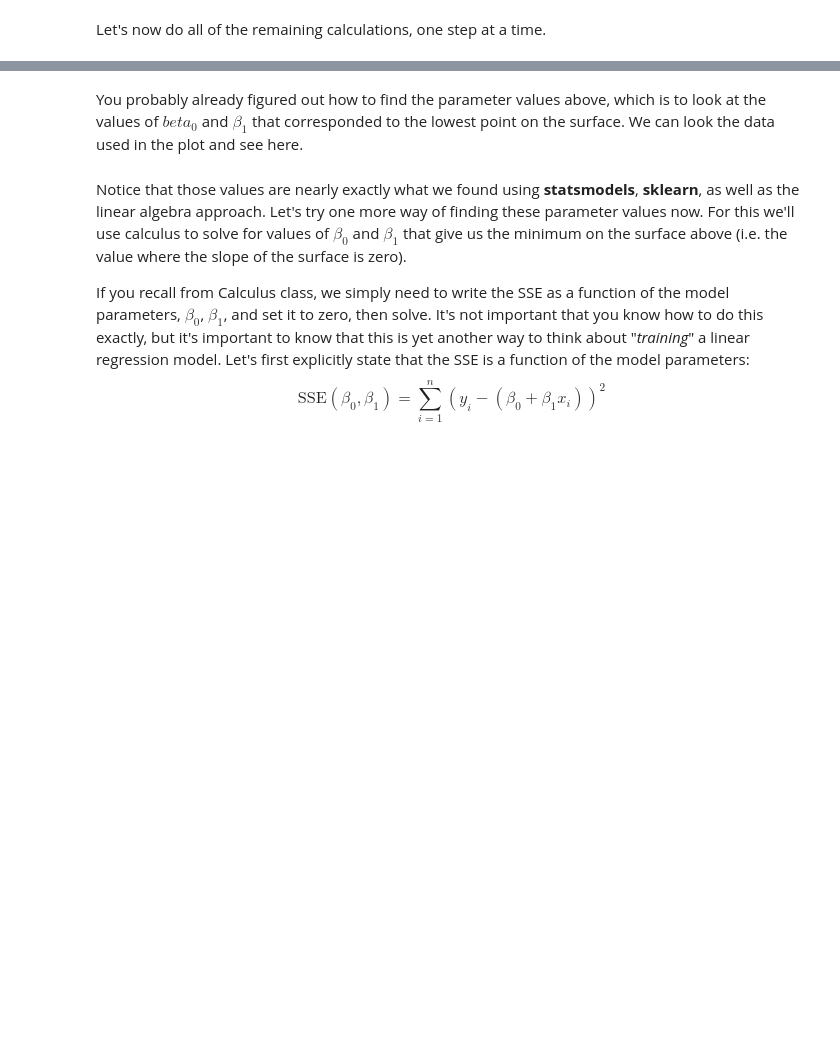
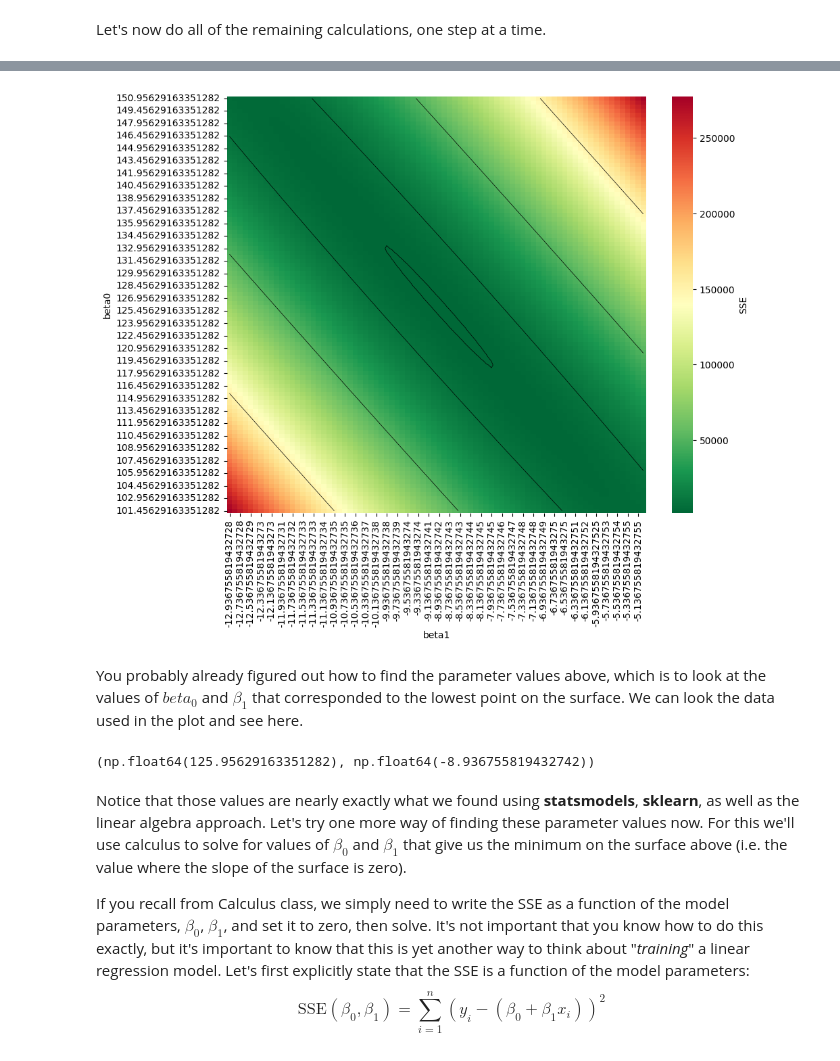
Before and after one commit to lifeoflifu/cs3120-assign2, a Jupyter notebook: linear_regression_lab.ipynb, the cells around one changed output, grey strips where cells are left out. Drawn from its saved outputs; the diff is of its cells as text; code cells hidden in the pictures; blank space fills up the shorter version.

```diff
--- a/linear_regression_lab.ipynb
+++ b/linear_regression_lab.ipynb
@@ -422,26 +422,41 @@ $$\text{SSE} = \sum_{i=1}^{n} \left(y_i - (\beta_0 + \beta_1 x_i)\right)^2$$
 
 Since there are two parameters, $\beta_0, \beta_1$, it's easy for us to visualize what the SSE looks like as a function of these two parameters. Below is a heatmap or surface plot of these. Again, to train the model we need to find the model parameter values that minimize SSE. Look at the plot below to see if you can roughly guess what the parameter values are.
 # %%
+import numpy as np
+import matplotlib.pyplot as plt
+import pandas as pd
+import seaborn as sns
+from sklearn import linear_model # Import linear_model from sklearn
+
+# Re-initialize and fit the lm model as it was defined previously
+df = pd.read_csv('https://raw.githubusercontent.com/sgeinitz/CS3120/main/lab1_data_parenthood.csv') # Ensure df is loaded
+lm = linear_model.LinearRegression()
+lm.fit(df[['parent_sleep']], df['parent_grumpy'])
+
 beta0_range = 25
 beta0 = np.arange(lm.intercept_+beta0_range, lm.intercept_-beta0_range, -0.5)
 beta1_range = 4
 beta1 = np.arange(lm.coef_[0]-beta1_range, lm.coef_[0]+beta1_range, 0.1)
 surf = np.array( [[np.square(df.parent_grumpy - (beta0[i] + beta1[j]*df.parent_sleep)).sum() for j in range(len(beta1))] for i in range(len(beta0))] )
 df_surf = pd.DataFrame(surf, columns=beta1, index=beta0)
 
 fig, ax = plt.subplots(figsize=(10, 8))
 sns.heatmap(df_surf, cbar_kws={'label': 'SSE'}, cmap="RdYlGn_r", ax=ax)
 ax.contour(np.arange(.5, df_surf.shape[1]), np.arange(.5, df_surf.shape[0]), df_surf, colors='black', levels=[1960, 9000, 50000, 150000], linewidths=0.5)
 
 plt.xlabel("beta1")
 plt.ylabel("beta0")
 plt.show()
+# %% [output]
+[figure, added]
 # %% [markdown]
 You probably already figured out how to find the parameter values above, which is to look at the values of $beta_0$ and $\beta_1$ that corresponded to the lowest point on the surface. We can look the data used in the plot and see here.
 # %%
 # find the minimum of the surface
 beta0_min, beta1_min = np.unravel_index(surf.argmin(), surf.shape)
 beta0[beta0_min], beta1[beta1_min]
+# %% [output]
+(np.float64(125.95629163351282), np.float64(-8.936755819432742))
 # %% [markdown]
 Notice that those values are nearly exactly what we found using **statsmodels**, **sklearn**, as well as the linear algebra approach. Let's try one more way of finding these parameter values now. For this we'll use calculus to solve for values of $\beta_0$ and $\beta_1$ that give us the minimum on the surface above (i.e. the value where the slope of the surface is zero).
 
```
Also changed, not shown: parts of 14 cells of this notebook.
